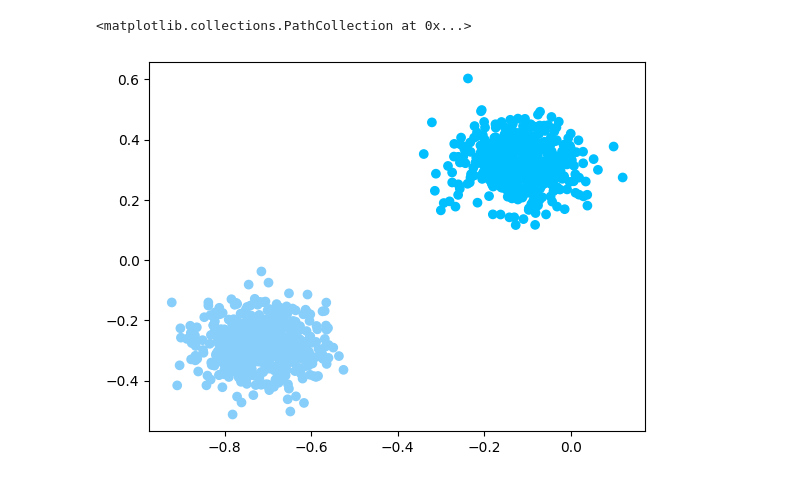
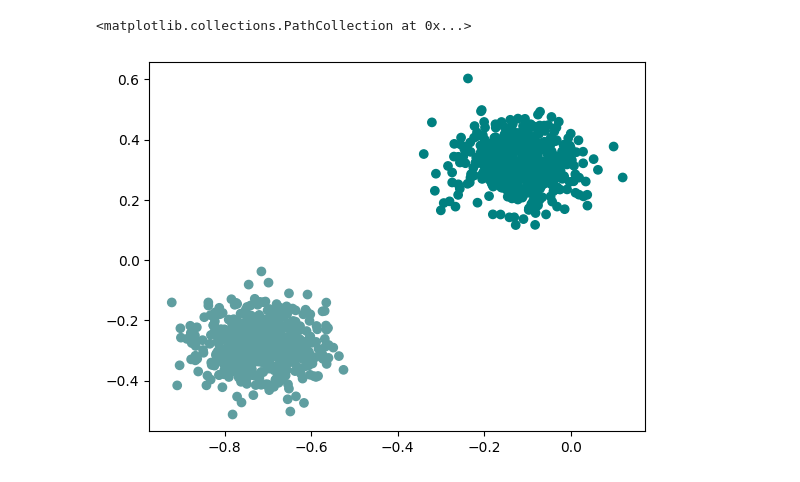
Before and after one commit to ThomasWalker1/Generalization-of-Neural-Networks, a Jupyter notebook: Generalization in Deep Learning/Compression/vector_implementation.ipynb, the cells around one changed output. Saved outputs shown, nothing was run; the diff lists cells and outputs as text; code cells hidden in the pictures.

```diff
--- a/Generalization in Deep Learning/Compression/vector_implementation.ipynb
+++ b/Generalization in Deep Learning/Compression/vector_implementation.ipynb
@@ -13,25 +19,25 @@ import numpy as np
 # %%
 X,y=make_blobs(n_samples=1000, centers=2, random_state=1)
-for k, label in enumerate(y):
-    if label==0:
-        y[k]=-1
-max_X_norm=max([np.linalg.norm(x) for x in X])
-X=X/max_X_norm
-(trainX, testX, trainY, testY) = train_test_split(X, y,test_size=0.15, random_state=95)
+
+# Make the categories +/-1 rather thn 0,1
+y=2*y-1
+
+# Transform the entries to have norm less than or equal to 1
+X=X/max([np.linalg.norm(x) for x in X])
+
+# Split data into train and test
+(trainX, testX, trainY, testY) = train_test_split(X, y,test_size=0.15)
 trainX = torch.from_numpy(trainX).float()
 testX = torch.from_numpy(testX).float()
 trainY = torch.from_numpy(trainY).float()
 testY = torch.from_numpy(testY).float()
-colors=[]
-for label in y:
-    if label==1:
-        colors.append('lightskyblue')
-    else:
-        colors.append('deepskyblue')
-plt.scatter(X[:,0],X[:,1],c=colors)
-# %% [output]
-<matplotlib.collections.PathCollection at 0x...>
-[figure, removed]
+# %%
+colors=np.full(len(y), 'cadetblue')
+colors[y==-1]='teal'
+plt.scatter(X[:,0],X[:,1],c=colors)
+# %% [output]
+<matplotlib.collections.PathCollection at 0x...>
+[figure, added]
 # %%
 class LinearClassifier(torch.nn.Module):
   def __init__(self, input_dim=2, output_dim=1):
```
Also changed, not shown: parts of 13 cells of this notebook.
